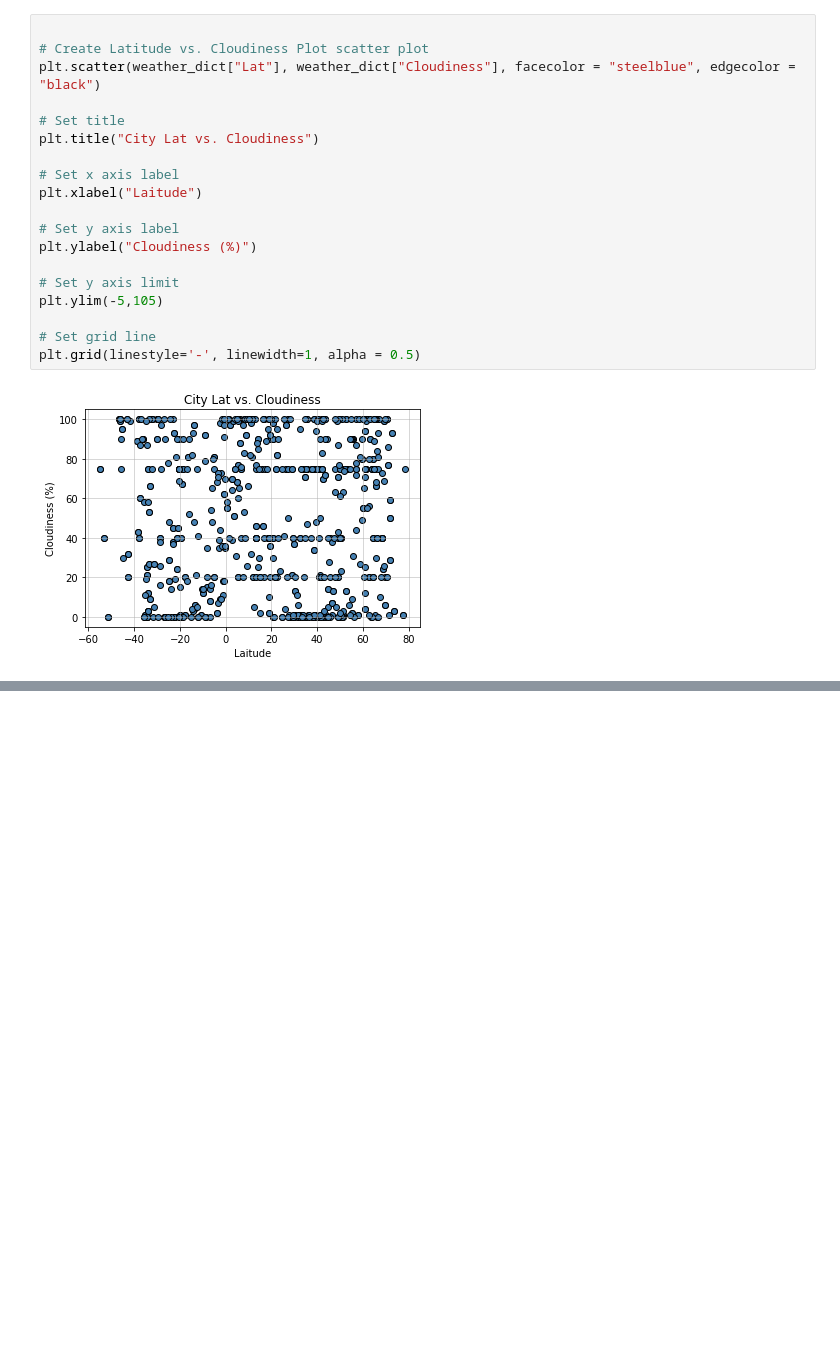
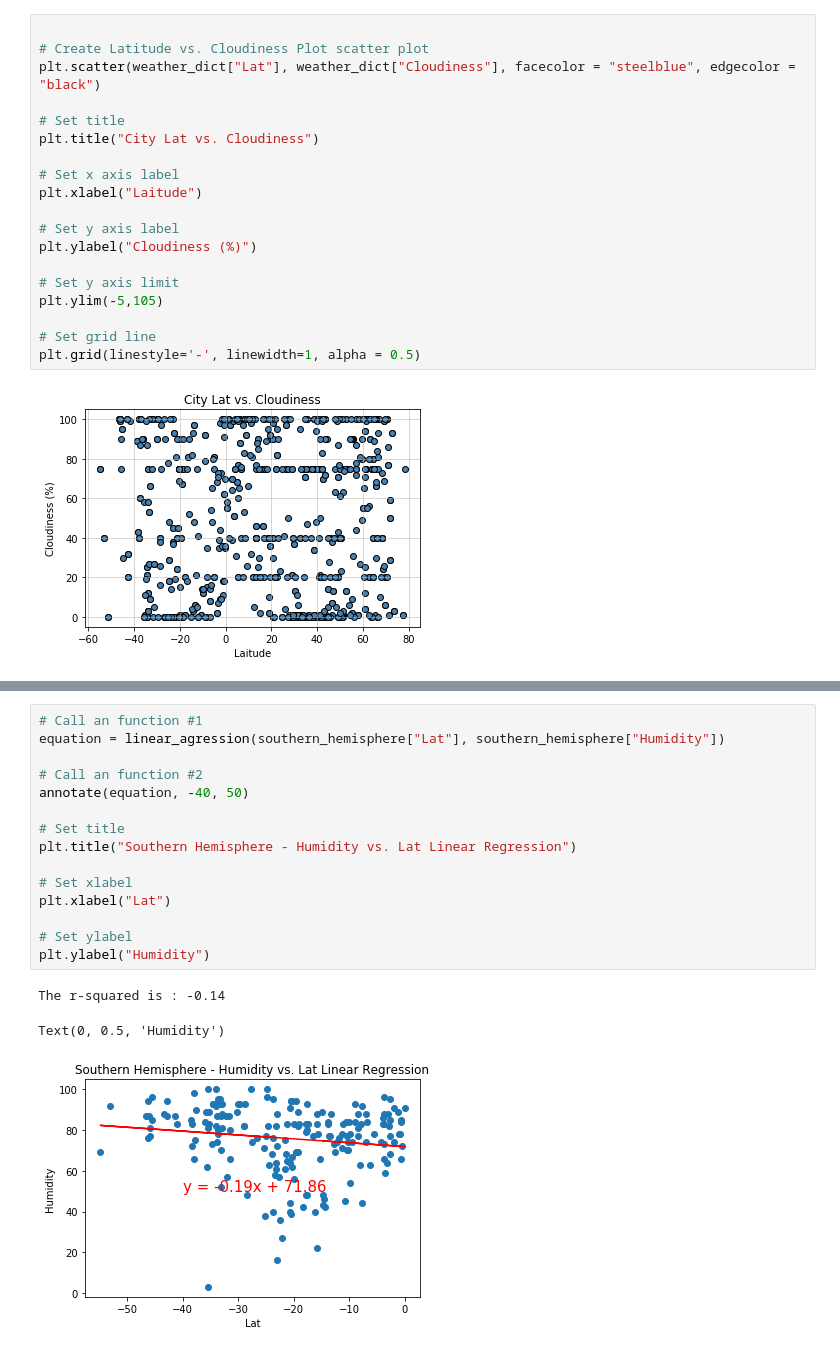
Before and after one commit to johncosta313/python-api-challenge, a Jupyter notebook: WeatherPy/WeatherPy.ipynb, the cells around one changed output, grey strips where cells are left out. Saved outputs shown, nothing was run; the diff lists cells and outputs as text; blank space fills up the shorter version.

```diff
--- a/WeatherPy/WeatherPy.ipynb
+++ b/WeatherPy/WeatherPy.ipynb
@@ -226,0 +301,19 @@ plt.grid(linestyle='-', linewidth=1, alpha = 0.5)
+# %%
+# Call an function #1
+equation = linear_agression(southern_hemisphere["Lat"], southern_hemisphere["Humidity"])
+
+# Call an function #2
+annotate(equation, -40, 50)
+
+# Set title
+plt.title("Southern Hemisphere - Humidity vs. Lat Linear Regression")
+
+# Set xlabel
+plt.xlabel("Lat")
+
+# Set ylabel
+plt.ylabel("Humidity")
+# %% [output]
+The r-squared is : -0.14
+Text(0, 0.5, 'Humidity')
+[figure, added]
```
Also changed, not shown: parts of 12 cells of this notebook, 8 other files.
